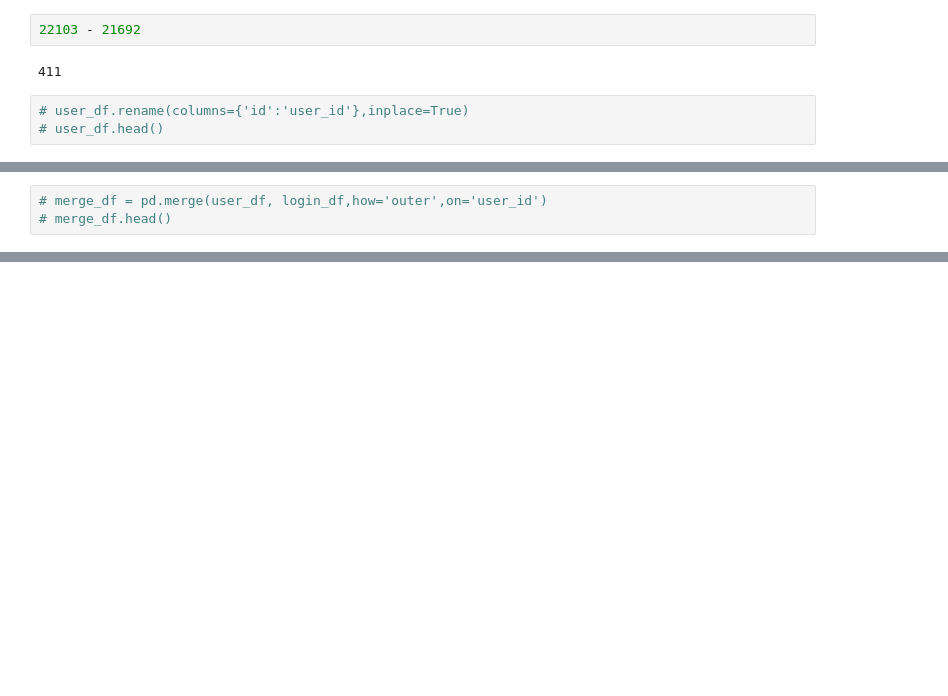
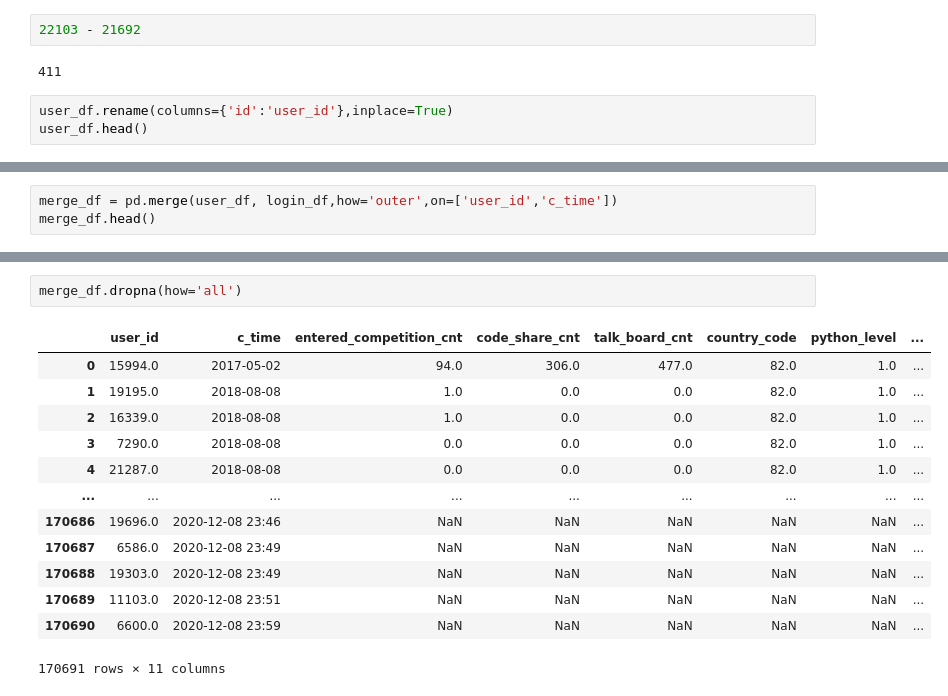
Before and after one commit to hundredeuk2/python, a Jupyter notebook: Dacon/2020DATACONCUP/FirstTry.ipynb, the cells around one changed output, grey strips where cells are left out. Drawn from its saved outputs; the diff is of its cells as text; blank space fills up the shorter version.

```diff
--- a/Dacon/2020DATACONCUP/FirstTry.ipynb
+++ b/Dacon/2020DATACONCUP/FirstTry.ipynb
@@ -287,5 +310,5 @@ user_df.shape
 # %% [output]
 411
 # %%
-# user_df.rename(columns={'id':'user_id'},inplace=True)
-# user_df.head()
+user_df.rename(columns={'id':'user_id'},inplace=True)
+user_df.head()
@@ -292,3 +326,3 @@ user_df.shape
 # %%
-# merge_df = pd.merge(user_df, login_df,how='outer',on='user_id')
-# merge_df.head()
+merge_df = pd.merge(user_df, login_df,how='outer',on=['user_id','c_time'])
+merge_df.head()
@@ -298,0 +355,16 @@ user_df.shape
+# %%
+merge_df.dropna(how='all')
+# %% [output]
+|  | user_id | c_time | entered_competition_cnt | code_share_cnt | talk_board_cnt | country_code | python_level | ... |
+| 0 | 15994.0 | 2017-05-02 | 94.0 | 306.0 | 477.0 | 82.0 | 1.0 | ... |
+| 1 | 19195.0 | 2018-08-08 | 1.0 | 0.0 | 0.0 | 82.0 | 1.0 | ... |
+| 2 | 16339.0 | 2018-08-08 | 1.0 | 0.0 | 0.0 | 82.0 | 1.0 | ... |
+| 3 | 7290.0 | 2018-08-08 | 0.0 | 0.0 | 0.0 | 82.0 | 1.0 | ... |
+| 4 | 21287.0 | 2018-08-08 | 0.0 | 0.0 | 0.0 | 82.0 | 1.0 | ... |
+| ... | ... | ... | ... | ... | ... | ... | ... | ... |
+| 170686 | 19696.0 | 2020-12-08 23:46 | NaN | NaN | NaN | NaN | NaN | ... |
+| 170687 | 6586.0 | 2020-12-08 23:49 | NaN | NaN | NaN | NaN | NaN | ... |
+| 170688 | 19303.0 | 2020-12-08 23:49 | NaN | NaN | NaN | NaN | NaN | ... |
+| 170689 | 11103.0 | 2020-12-08 23:51 | NaN | NaN | NaN | NaN | NaN | ... |
+| 170690 | 6600.0 | 2020-12-08 23:59 | NaN | NaN | NaN | NaN | NaN | ... |
+170691 rows × 11 columns
```
Also changed, not shown: parts of 15 cells of this notebook.
